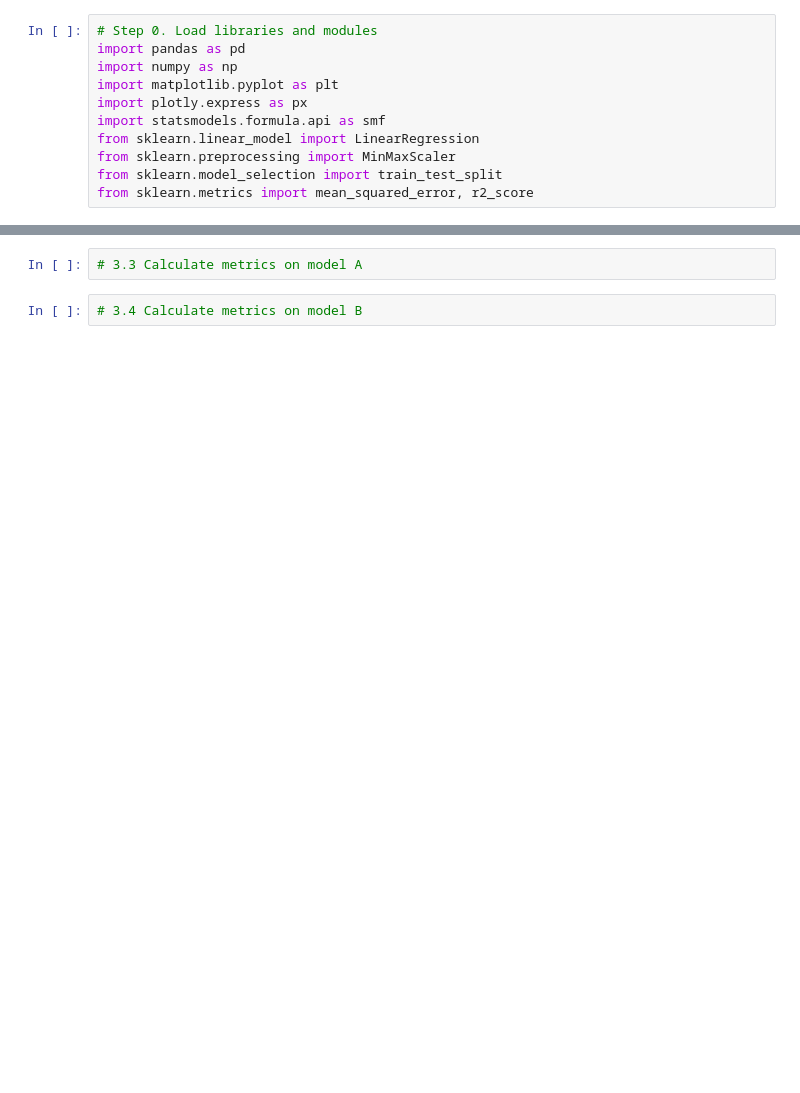
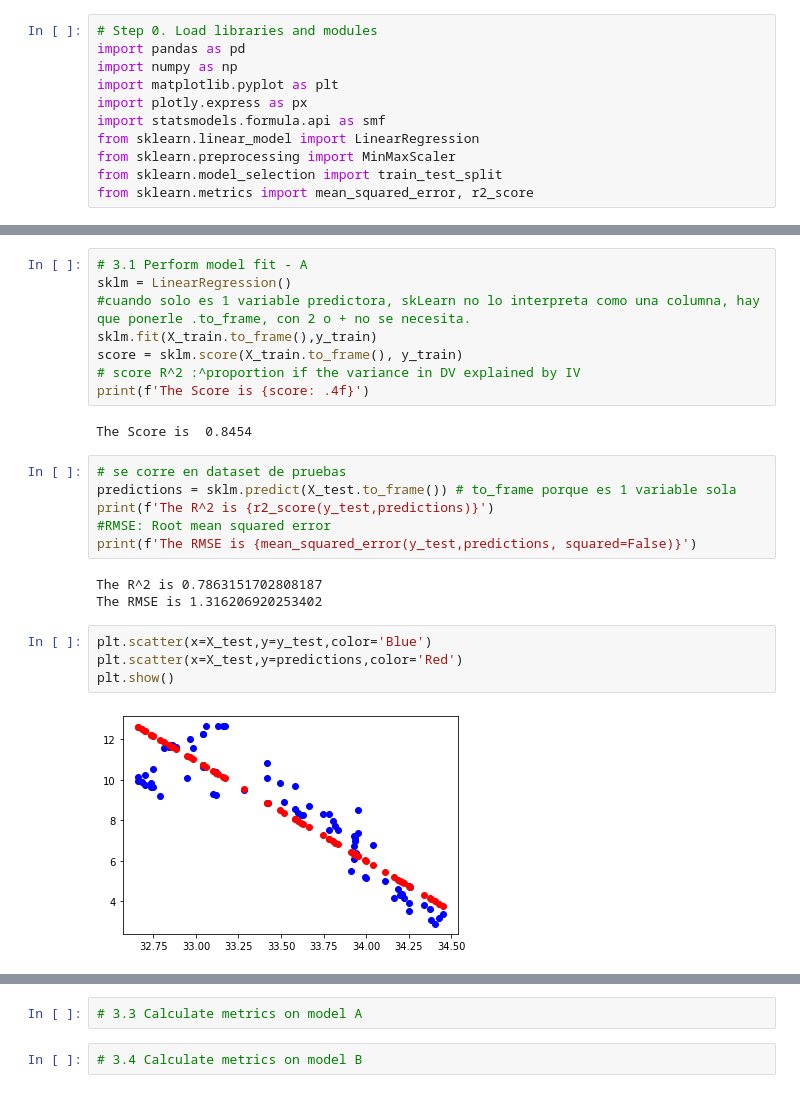
Before and after one commit to xalejandrow/4geeks-oceanography-example, a Jupyter notebook: src/Sample_Steps.ipynb, the cells around one changed output, grey strips where cells are left out. Cells and saved outputs as stored; diff of their text form; blank space fills up the shorter version.

```diff
--- a/src/Sample_Steps.ipynb
+++ b/src/Sample_Steps.ipynb
@@ -61,0 +150,25 @@ df_raw = pd.read_csv('data/raw/calcofi_reduced.csv')
+# %%
+# 3.1 Perform model fit - A
+sklm = LinearRegression()
+#cuando solo es 1 variable predictora, skLearn no lo interpreta como una columna, hay que ponerle .to_frame, con 2 o + no se necesita.
+sklm.fit(X_train.to_frame(),y_train)
+score = sklm.score(X_train.to_frame(), y_train)
+# score R^2 :^proportion if the variance in DV explained by IV
+print(f'The Score is {score: .4f}')
+# %% [output]
+The Score is  0.8454
+# %%
+# se corre en dataset de pruebas
+predictions = sklm.predict(X_test.to_frame()) # to_frame porque es 1 variable sola
+print(f'The R^2 is {r2_score(y_test,predictions)}')
+#RMSE: Root mean squared error
+print(f'The RMSE is {mean_squared_error(y_test,predictions, squared=False)}')
+# %% [output]
+The R^2 is 0.7863151702808187
+The RMSE is 1.316206920253402
+# %%
+plt.scatter(x=X_test,y=y_test,color='Blue')
+plt.scatter(x=X_test,y=predictions,color='Red')
+plt.show()
+# %% [output]
+[figure, added]
```
Also changed, not shown: parts of 40 cells of this notebook.
